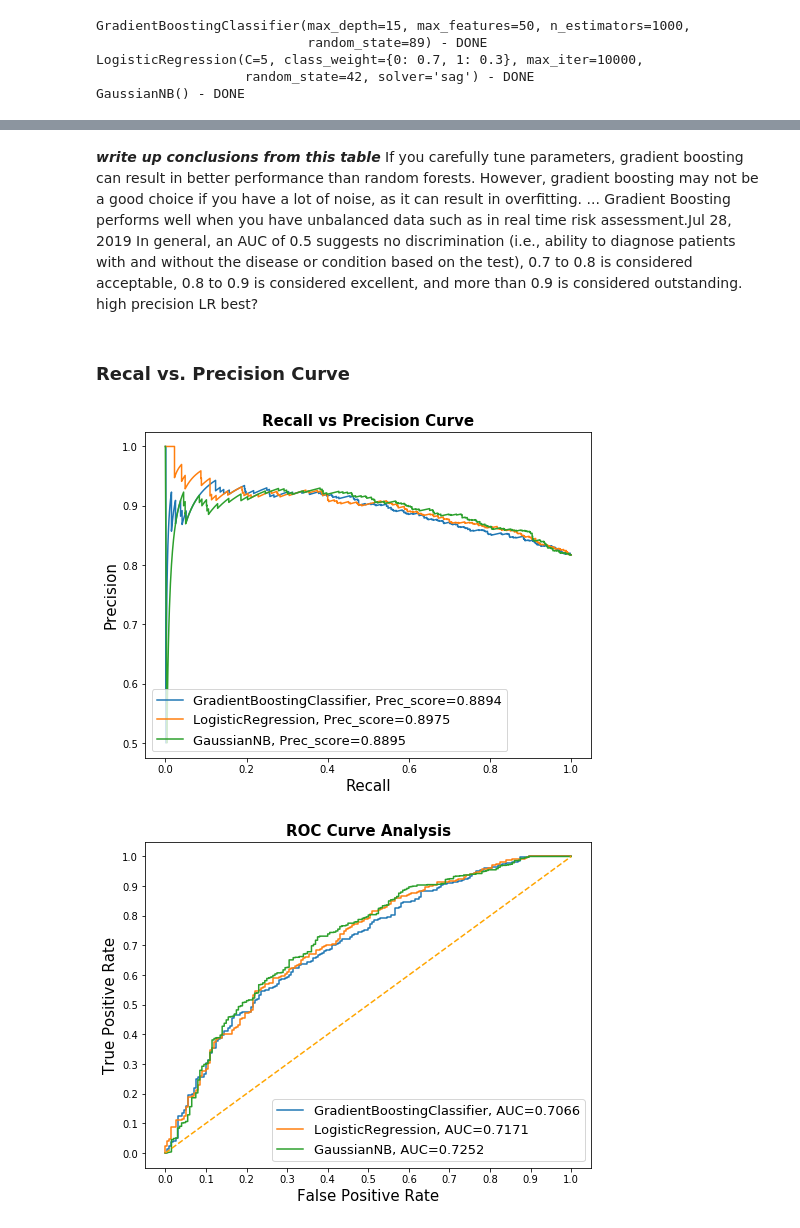
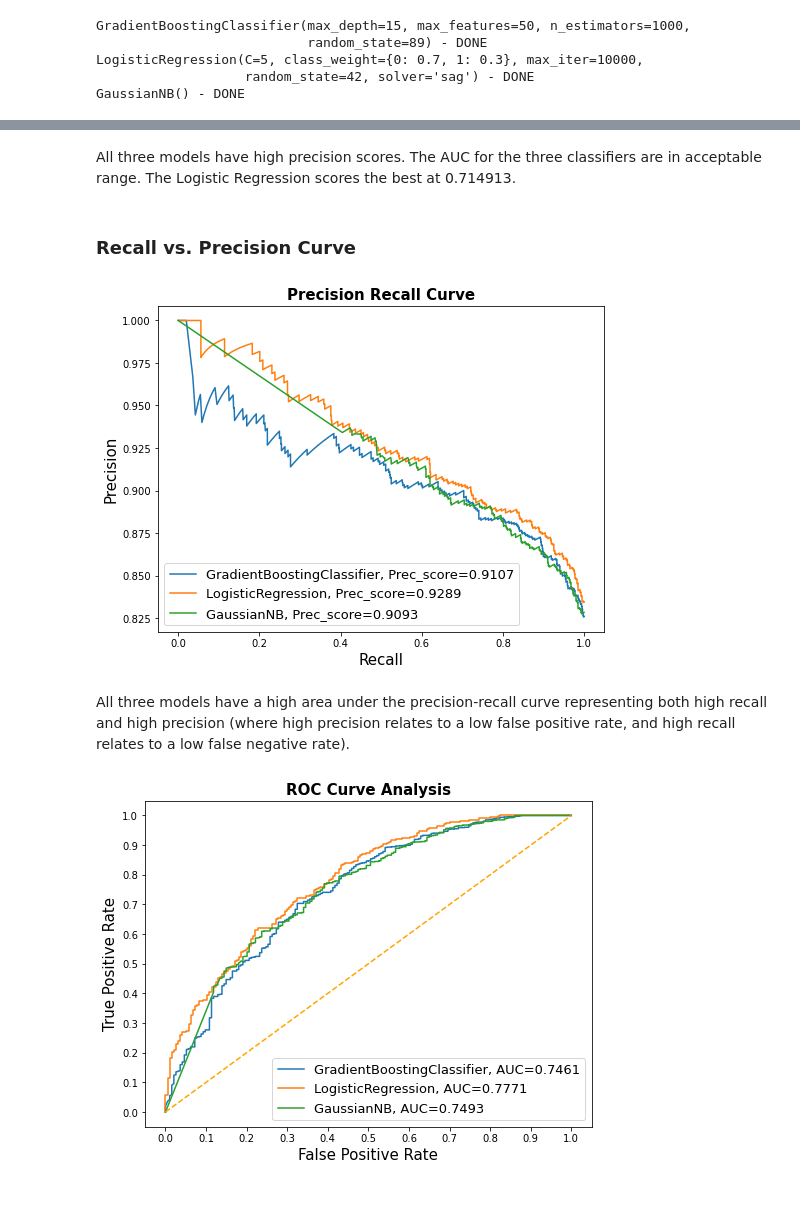
Before and after one commit to jslaga/SpringboardDSC, a Jupyter notebook: Capstone2/Modeling.ipynb, the cells around one changed output, grey strips where cells are left out. Cells and saved outputs as stored; diff of their text form; code cells hidden in the pictures; blank space fills up the shorter version.

```diff
--- a/Capstone2/Modeling.ipynb
+++ b/Capstone2/Modeling.ipynb
@@ -52,7 +52,7 @@ classifiers = [GradientBoostingClassifier(n_estimators=1000, learning_rate=0.1,
                                           max_features=50, max_depth=15, random_state=89),
 
               LogisticRegression(random_state=42, solver='sag', max_iter=10000, C=5,
-                                 class_weight={1:0.3,0:0.7}),   ###should this be 80/20?
+                                 class_weight={1:0.3,0:0.7}),
 
               GaussianNB()]
 
@@ -63,8 +63,8 @@ result_table = pd.DataFrame(columns=['classifiers', 'fpr','tpr','auc',
 for cls in classifiers:
     model = cls.fit(X_train, y_train)
 
-    yproba = model.predict_proba(X_test)[::1]
-    fpr, tpr, _ = roc_curve(y_test,  yproba)
+    yproba = model.predict_proba(X_test)[::,1]
+    fpr, tpr, _ = roc_curve(y_test, yproba)
     auc = roc_auc_score(y_test, yproba)
     precision, recall, _ = precision_recall_curve(y_test,yproba)
     average_precision = average_precision_score(y_test,yproba)
@@ -98,25 +98,25 @@ result_table
-# %% [markdown]
-  ***write up conclusions from this table***
-If you carefully tune parameters, gradient boosting can result in better performance than random forests. However, gradient boosting may not be a good choice if you have a lot of noise, as it can result in overfitting. ... Gradient Boosting performs well when you have unbalanced data such as in real time risk assessment.Jul 28, 2019 In general, an AUC of 0.5 suggests no discrimination (i.e., ability to diagnose patients with and without the disease or condition based on the test), 0.7 to 0.8 is considered acceptable, 0.8 to 0.9 is considered excellent, and more than 0.9 is considered outstanding.      high precision
-LR best?
+# %% [markdown]
+All three models have high precision scores. The AUC for the three classifiers are in acceptable range. The Logistic Regression scores the best at 0.714913.
 # %% [markdown]
-### Recal vs. Precision Curve
+### Recall vs. Precision Curve
 # %%
 fig = plt.figure(figsize=(8,6))
 
 for i in result_table.index:
     plt.plot(result_table.loc[i]['recall'],result_table.loc[i]['precision'],
             label="{}, Prec_score={:.4f}".format(i, result_table.loc[i]['precision score']))
 
 plt.xlabel("Recall", fontsize=15)
 plt.ylabel("Precision", fontsize=15)
 
-plt.title('Recall vs Precision Curve', fontweight='bold', fontsize=15)
+plt.title('Precision Recall Curve', fontweight='bold', fontsize=15)
 plt.legend(prop={'size':13}, loc='lower left')
 #plt.savefig('images/recall_precision.png')
 plt.show()
 # %% [output]
-[figure, old version]
+[figure, new version]
+# %% [markdown]
+All three models have a high area under the precision-recall curve representing both high recall and high precision (where high precision relates to a low false positive rate, and high recall relates to a low false negative rate).
 # %%
 fig = plt.figure(figsize=(8,6))
 
@@ -138,4 +138,4 @@ plt.legend(prop={'size':13}, loc='lower right')
 #plt.savefig('images/ROC.png')
 plt.show()
 # %% [output]
-[figure, old version]
+[figure, new version]
```
Also changed, not shown: parts of 10 cells of this notebook.
